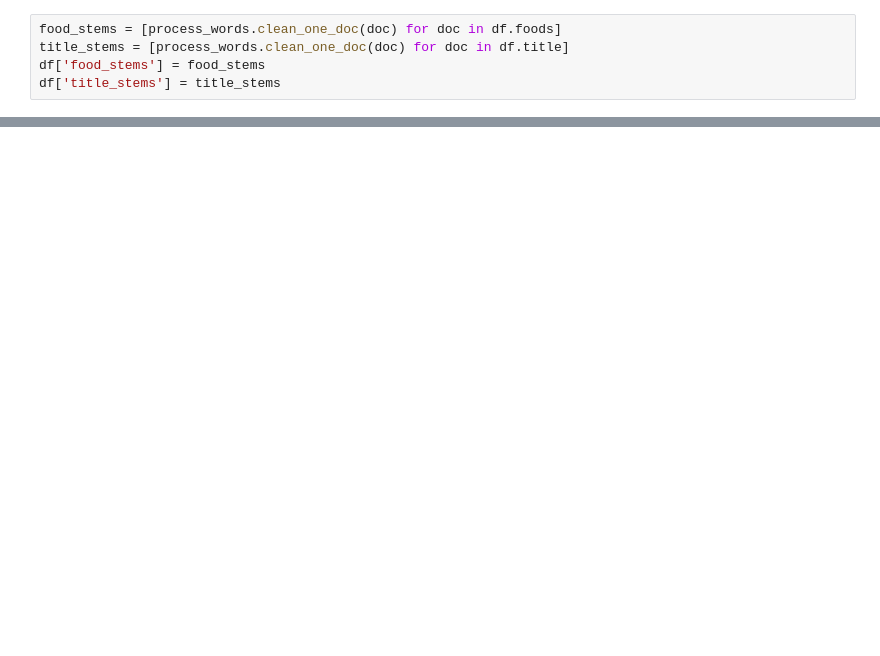
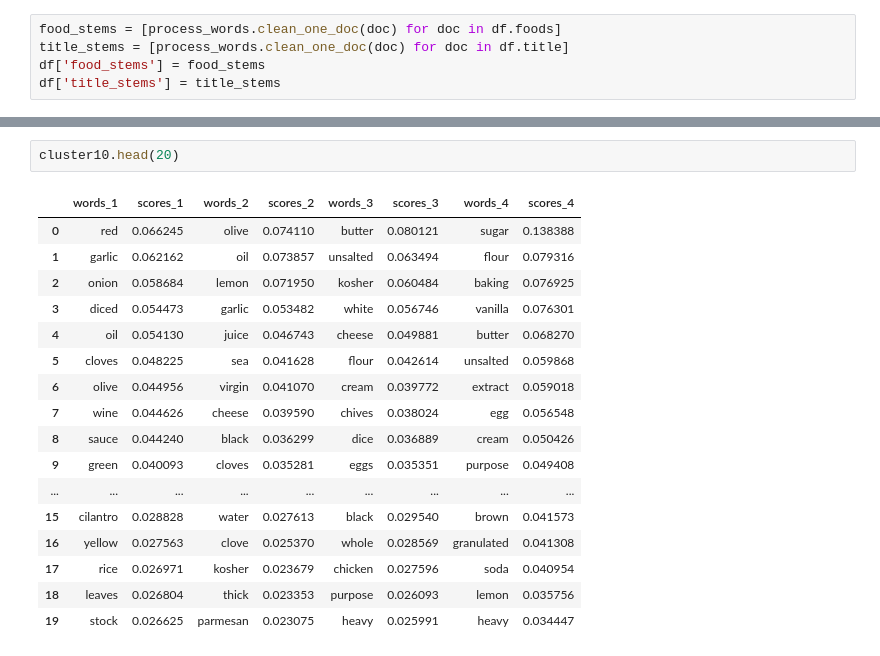
Before and after one commit to elisabeth-berg/trending-food, a Jupyter notebook: foodscrape_workbook.ipynb, the cells around one changed output, grey strips where cells are left out. Cells and saved outputs as stored; diff of their text form; blank space fills up the shorter version.

```diff
--- a/foodscrape_workbook.ipynb
+++ b/foodscrape_workbook.ipynb
@@ -212,0 +96,20 @@ array([ True,  True,  True, ..., False, False, False], dtype=bool)
+# %%
+cluster10.head(20)
+# %% [output]
+|  | words_1 | scores_1 | words_2 | scores_2 | words_3 | scores_3 | words_4 | scores_4 |
+| 0 | red | 0.066245 | olive | 0.074110 | butter | 0.080121 | sugar | 0.138388 |
+| 1 | garlic | 0.062162 | oil | 0.073857 | unsalted | 0.063494 | flour | 0.079316 |
+| 2 | onion | 0.058684 | lemon | 0.071950 | kosher | 0.060484 | baking | 0.076925 |
+| 3 | diced | 0.054473 | garlic | 0.053482 | white | 0.056746 | vanilla | 0.076301 |
+| 4 | oil | 0.054130 | juice | 0.046743 | cheese | 0.049881 | butter | 0.068270 |
+| 5 | cloves | 0.048225 | sea | 0.041628 | flour | 0.042614 | unsalted | 0.059868 |
+| 6 | olive | 0.044956 | virgin | 0.041070 | cream | 0.039772 | extract | 0.059018 |
+| 7 | wine | 0.044626 | cheese | 0.039590 | chives | 0.038024 | egg | 0.056548 |
+| 8 | sauce | 0.044240 | black | 0.036299 | dice | 0.036889 | cream | 0.050426 |
+| 9 | green | 0.040093 | cloves | 0.035281 | eggs | 0.035351 | purpose | 0.049408 |
+| ... | ... | ... | ... | ... | ... | ... | ... | ... |
+| 15 | cilantro | 0.028828 | water | 0.027613 | black | 0.029540 | brown | 0.041573 |
+| 16 | yellow | 0.027563 | clove | 0.025370 | whole | 0.028569 | granulated | 0.041308 |
+| 17 | rice | 0.026971 | kosher | 0.023679 | chicken | 0.027596 | soda | 0.040954 |
+| 18 | leaves | 0.026804 | thick | 0.023353 | purpose | 0.026093 | lemon | 0.035756 |
+| 19 | stock | 0.026625 | parmesan | 0.023075 | heavy | 0.025991 | heavy | 0.034447 |
```
Also changed, not shown: parts of 39 cells of this notebook, 1 other file.
